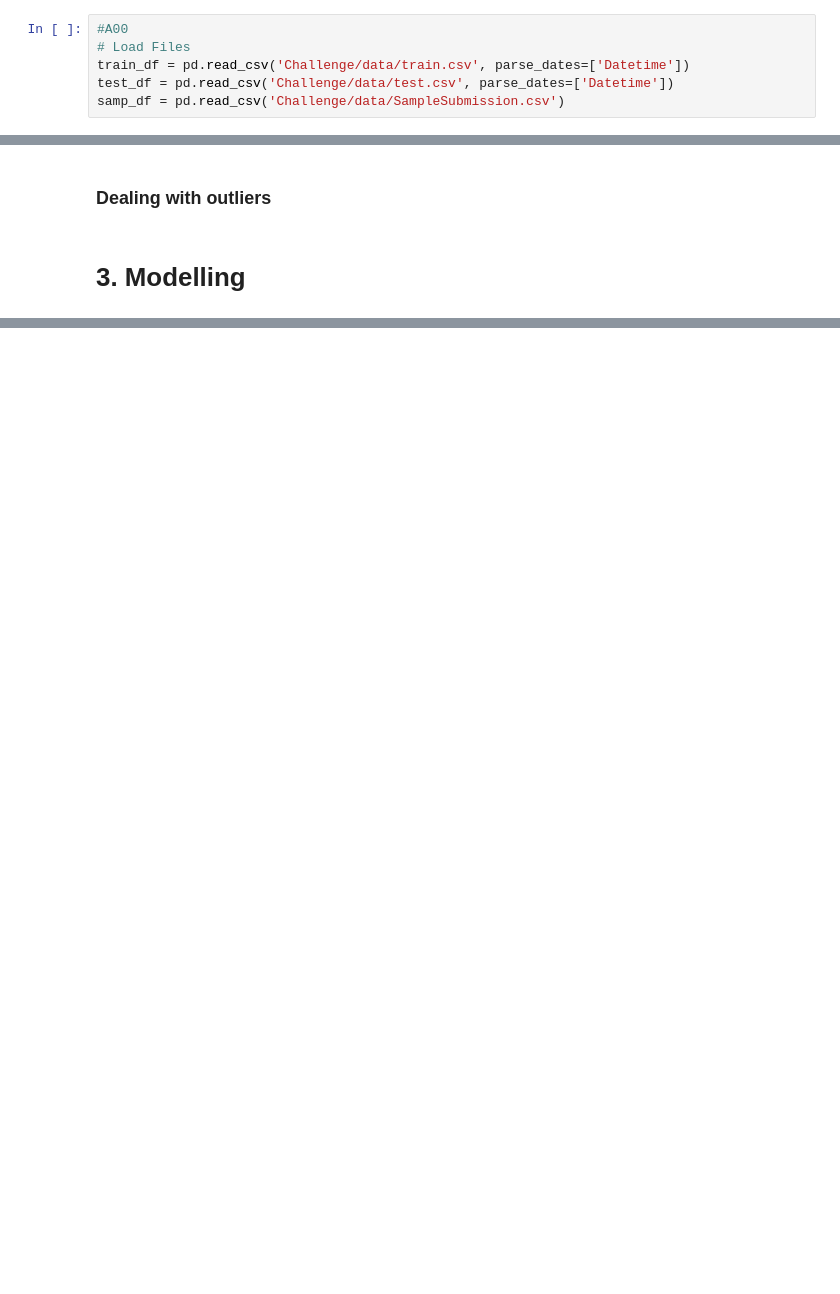
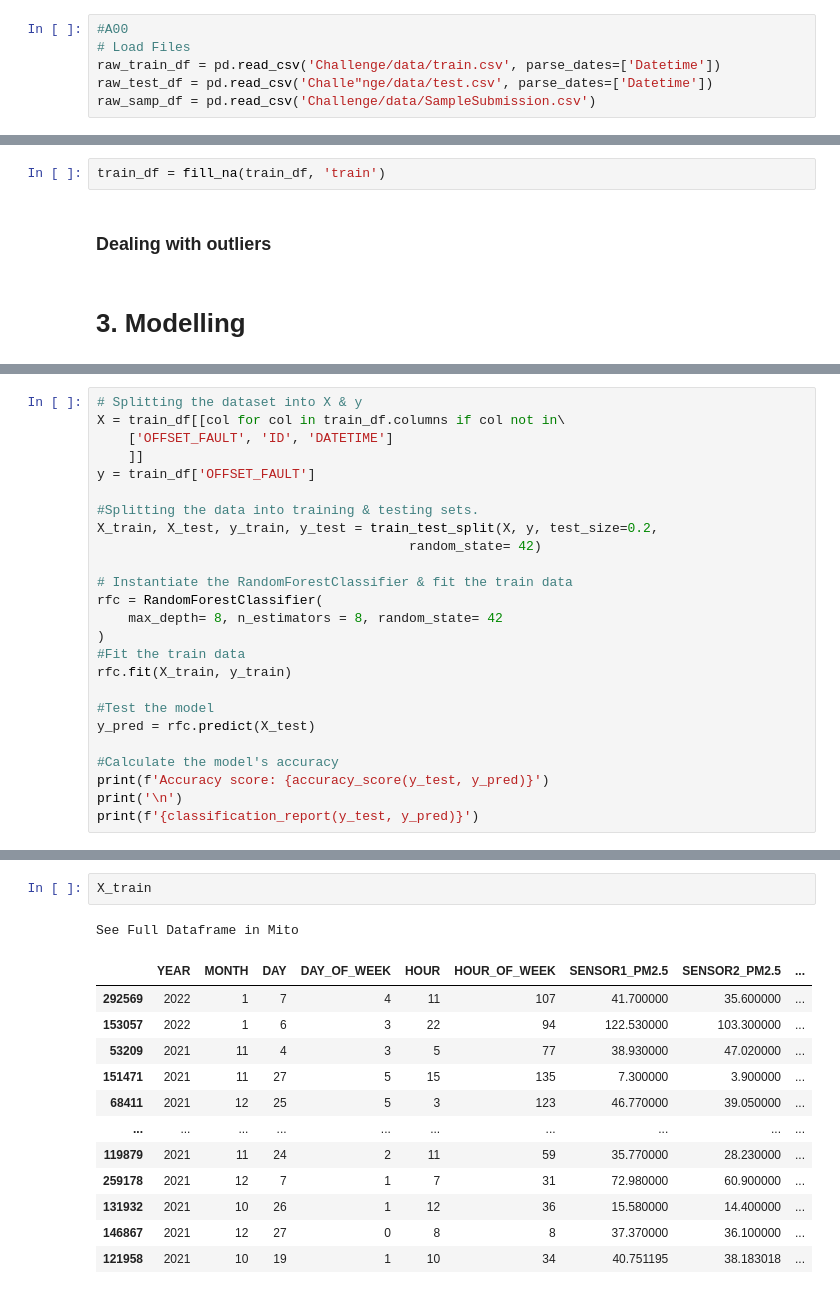
Before and after one commit to JessWN/UmojaHack2022-TeamVyrodok, a Jupyter notebook: challenge.ipynb, the cells around one changed output, grey strips where cells are left out. Drawn from its saved outputs; the diff is of its cells as text; blank space fills up the shorter version.

```diff
--- a/challenge.ipynb
+++ b/challenge.ipynb
@@ -24,9 +24,9 @@ sns.set()
 # %%
 #A00
 # Load Files
-train_df = pd.read_csv('Challenge/data/train.csv', parse_dates=['Datetime'])
-test_df = pd.read_csv('Challenge/data/test.csv', parse_dates=['Datetime'])
-samp_df = pd.read_csv('Challenge/data/SampleSubmission.csv')
+raw_train_df = pd.read_csv('Challenge/data/train.csv', parse_dates=['Datetime'])
+raw_test_df = pd.read_csv('Challe"nge/data/test.csv', parse_dates=['Datetime'])
+raw_samp_df = pd.read_csv('Challenge/data/SampleSubmission.csv')
 # %% [markdown]
 ## Statistical Summaries
 # %%
@@ -212,3 +230,5 @@ for ax, data, name in zip(axes.flatten(), train_df, ['Sensor1_PM2.5',	'Sensor2_P
+# %%
+train_df = fill_na(train_df, 'train')
 # %% [markdown]
 ### Dealing with outliers
 # %% [markdown]
@@ -215,0 +274,25 @@ for ax, data, name in zip(axes.flatten(), train_df, ['Sensor1_PM2.5',	'Sensor2_P
+# %%
+# Splitting the dataset into X & y
+X = train_df[[col for col in train_df.columns if col not in\
+    ['OFFSET_FAULT', 'ID', 'DATETIME']
+    ]]
+y = train_df['OFFSET_FAULT']
+
+#Splitting the data into training & testing sets.
+X_train, X_test, y_train, y_test = train_test_split(X, y, test_size=0.2,
+                                        random_state= 42)
+
+# Instantiate the RandomForestClassifier & fit the train data
+rfc = RandomForestClassifier(
+    max_depth= 8, n_estimators = 8, random_state= 42
+)
+#Fit the train data
+rfc.fit(X_train, y_train)
+
+#Test the model
+y_pred = rfc.predict(X_test)
+
+#Calculate the model's accuracy
+print(f'Accuracy score: {accuracy_score(y_test, y_pred)}')
+print('\n')
+print(f'{classification_report(y_test, y_pred)}')
@@ -215,0 +311,16 @@ for ax, data, name in zip(axes.flatten(), train_df, ['Sensor1_PM2.5',	'Sensor2_P
+# %%
+X_train
+# %% [output]
+See Full Dataframe in Mito
+|  | YEAR | MONTH | DAY | DAY_OF_WEEK | HOUR | HOUR_OF_WEEK | SENSOR1_PM2.5 | SENSOR2_PM2.5 | ... |
+| 292569 | 2022 | 1 | 7 | 4 | 11 | 107 | 41.700000 | 35.600000 | ... |
+| 153057 | 2022 | 1 | 6 | 3 | 22 | 94 | 122.530000 | 103.300000 | ... |
+| 53209 | 2021 | 11 | 4 | 3 | 5 | 77 | 38.930000 | 47.020000 | ... |
+| 151471 | 2021 | 11 | 27 | 5 | 15 | 135 | 7.300000 | 3.900000 | ... |
+| 68411 | 2021 | 12 | 25 | 5 | 3 | 123 | 46.770000 | 39.050000 | ... |
+| ... | ... | ... | ... | ... | ... | ... | ... | ... | ... |
+| 119879 | 2021 | 11 | 24 | 2 | 11 | 59 | 35.770000 | 28.230000 | ... |
+| 259178 | 2021 | 12 | 7 | 1 | 7 | 31 | 72.980000 | 60.900000 | ... |
+| 131932 | 2021 | 10 | 26 | 1 | 12 | 36 | 15.580000 | 14.400000 | ... |
+| 146867 | 2021 | 12 | 27 | 0 | 8 | 8 | 37.370000 | 36.100000 | ... |
+| 121958 | 2021 | 10 | 19 | 1 | 10 | 34 | 40.751195 | 38.183018 | ... |
```
Also changed, not shown: parts of 21 cells of this notebook.
